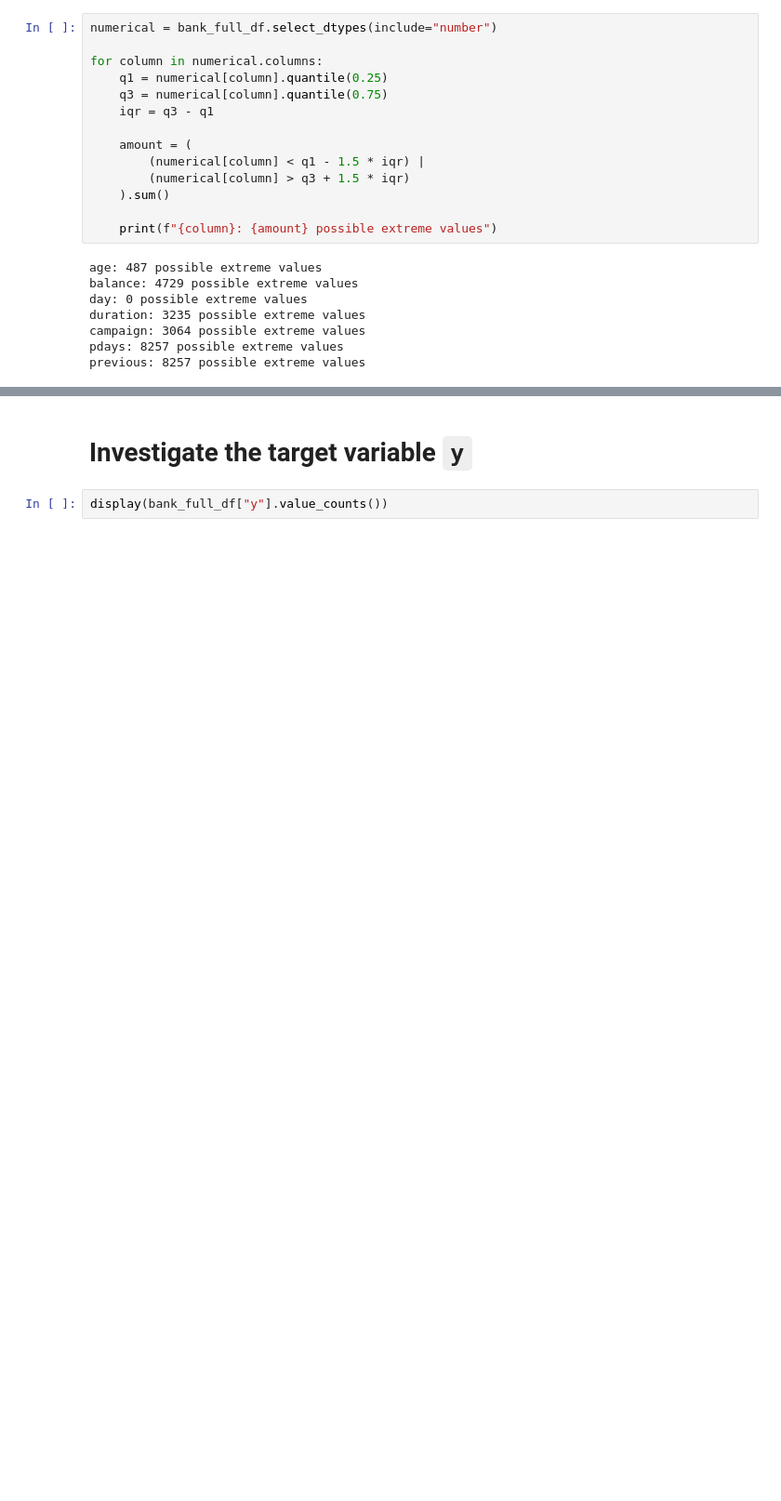
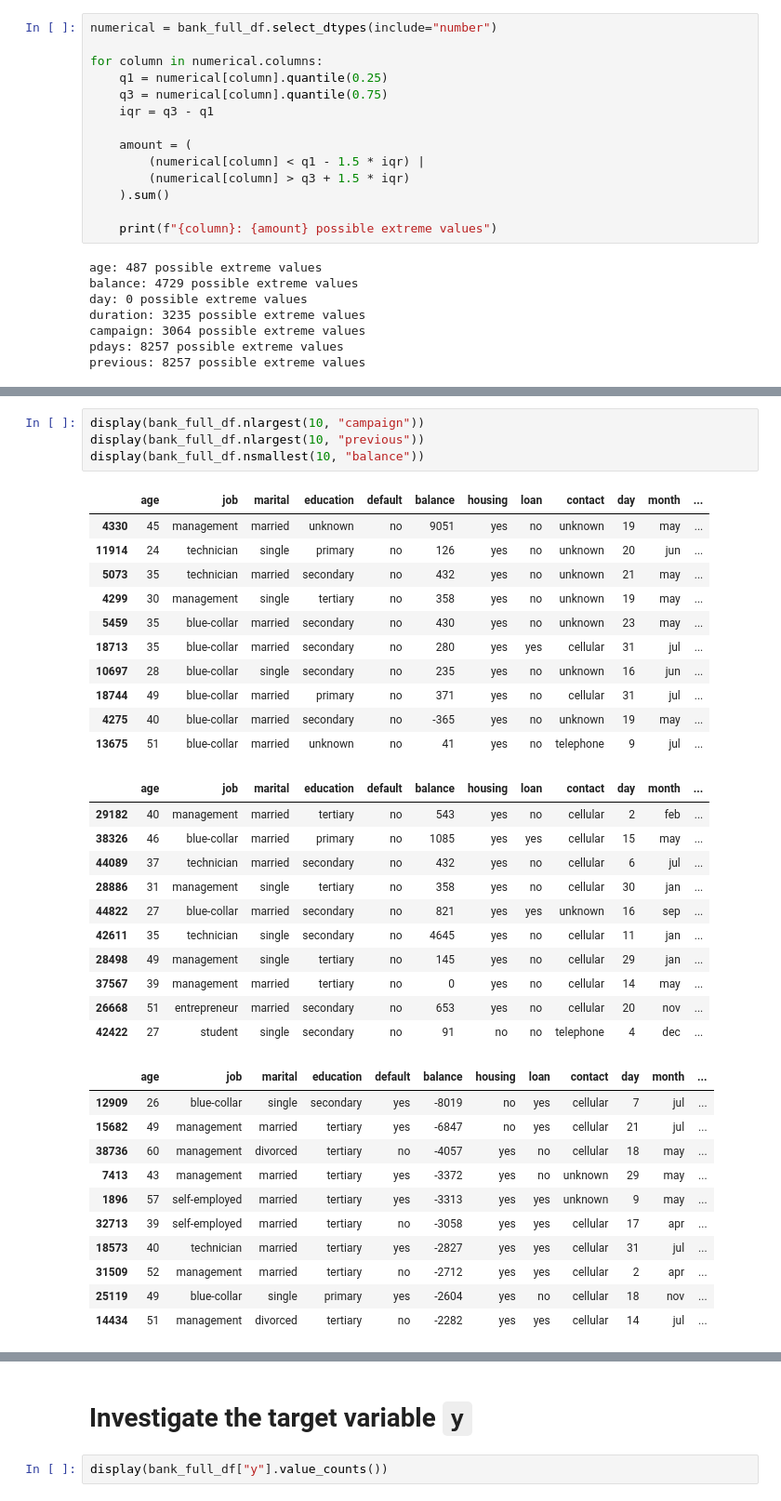
Before and after one commit to VIKI484/Bank-Marketing, a Jupyter notebook: Classification-Bank_full.csv.ipynb, the cells around one changed output, grey strips where cells are left out. Shown at 93% size. Saved outputs shown, nothing was run; the diff lists cells and outputs as text; blank space fills up the shorter version.

```diff
--- a/Classification-Bank_full.csv.ipynb
+++ b/Classification-Bank_full.csv.ipynb
@@ -160,0 +195,38 @@ previous: 8257 possible extreme values
+# %%
+display(bank_full_df.nlargest(10, "campaign"))
+display(bank_full_df.nlargest(10, "previous"))
+display(bank_full_df.nsmallest(10, "balance"))
+# %% [output]
+|  | age | job | marital | education | default | balance | housing | loan | contact | day | month | ... |
+| 4330 | 45 | management | married | unknown | no | 9051 | yes | no | unknown | 19 | may | ... |
+| 11914 | 24 | technician | single | primary | no | 126 | yes | no | unknown | 20 | jun | ... |
+| 5073 | 35 | technician | married | secondary | no | 432 | yes | no | unknown | 21 | may | ... |
+| 4299 | 30 | management | single | tertiary | no | 358 | yes | no | unknown | 19 | may | ... |
+| 5459 | 35 | blue-collar | married | secondary | no | 430 | yes | no | unknown | 23 | may | ... |
+| 18713 | 35 | blue-collar | married | secondary | no | 280 | yes | yes | cellular | 31 | jul | ... |
+| 10697 | 28 | blue-collar | single | secondary | no | 235 | yes | no | unknown | 16 | jun | ... |
+| 18744 | 49 | blue-collar | married | primary | no | 371 | yes | no | cellular | 31 | jul | ... |
+| 4275 | 40 | blue-collar | married | secondary | no | -365 | yes | no | unknown | 19 | may | ... |
+| 13675 | 51 | blue-collar | married | unknown | no | 41 | yes | no | telephone | 9 | jul | ... |
+|  | age | job | marital | education | default | balance | housing | loan | contact | day | month | ... |
+| 29182 | 40 | management | married | tertiary | no | 543 | yes | no | cellular | 2 | feb | ... |
+| 38326 | 46 | blue-collar | married | primary | no | 1085 | yes | yes | cellular | 15 | may | ... |
+| 44089 | 37 | technician | married | secondary | no | 432 | yes | no | cellular | 6 | jul | ... |
+| 28886 | 31 | management | single | tertiary | no | 358 | yes | no | cellular | 30 | jan | ... |
+| 44822 | 27 | blue-collar | married | secondary | no | 821 | yes | yes | unknown | 16 | sep | ... |
+| 42611 | 35 | technician | single | secondary | no | 4645 | yes | no | cellular | 11 | jan | ... |
+| 28498 | 49 | management | single | tertiary | no | 145 | yes | no | cellular | 29 | jan | ... |
+| 37567 | 39 | management | married | tertiary | no | 0 | yes | no | cellular | 14 | may | ... |
+| 26668 | 51 | entrepreneur | married | secondary | no | 653 | yes | no | cellular | 20 | nov | ... |
+| 42422 | 27 | student | single | secondary | no | 91 | no | no | telephone | 4 | dec | ... |
+|  | age | job | marital | education | default | balance | housing | loan | contact | day | month | ... |
+| 12909 | 26 | blue-collar | single | secondary | yes | -8019 | no | yes | cellular | 7 | jul | ... |
+| 15682 | 49 | management | married | tertiary | yes | -6847 | no | yes | cellular | 21 | jul | ... |
+| 38736 | 60 | management | divorced | tertiary | no | -4057 | yes | no | cellular | 18 | may | ... |
+| 7413 | 43 | management | married | tertiary | yes | -3372 | yes | no | unknown | 29 | may | ... |
+| 1896 | 57 | self-employed | married | tertiary | yes | -3313 | yes | yes | unknown | 9 | may | ... |
+| 32713 | 39 | self-employed | married | tertiary | no | -3058 | yes | yes | cellular | 17 | apr | ... |
+| 18573 | 40 | technician | married | tertiary | yes | -2827 | yes | yes | cellular | 31 | jul | ... |
+| 31509 | 52 | management | married | tertiary | no | -2712 | yes | yes | cellular | 2 | apr | ... |
+| 25119 | 49 | blue-collar | single | primary | yes | -2604 | yes | no | cellular | 18 | nov | ... |
+| 14434 | 51 | management | divorced | tertiary | no | -2282 | yes | yes | cellular | 14 | jul | ... |
```
Also changed, not shown: parts of 14 cells of this notebook.
